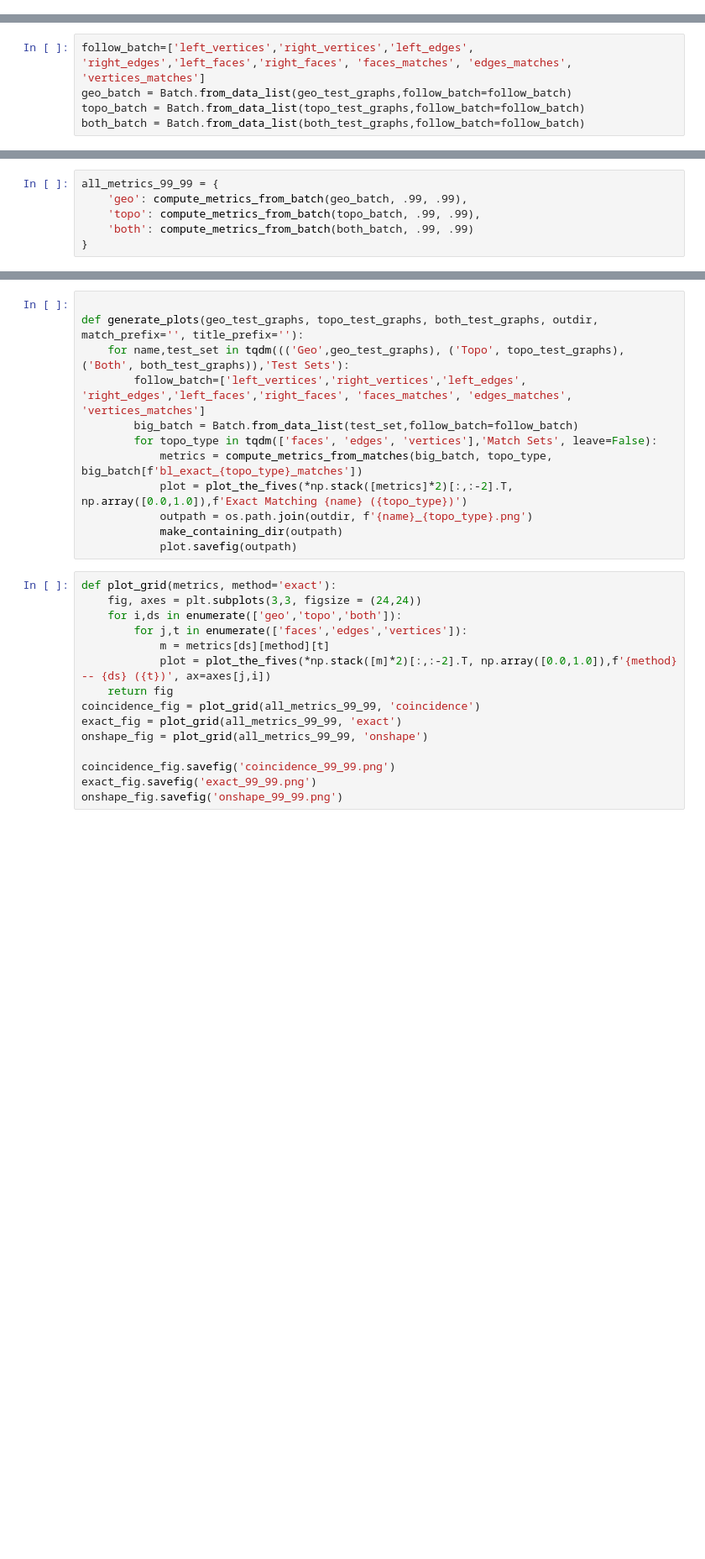
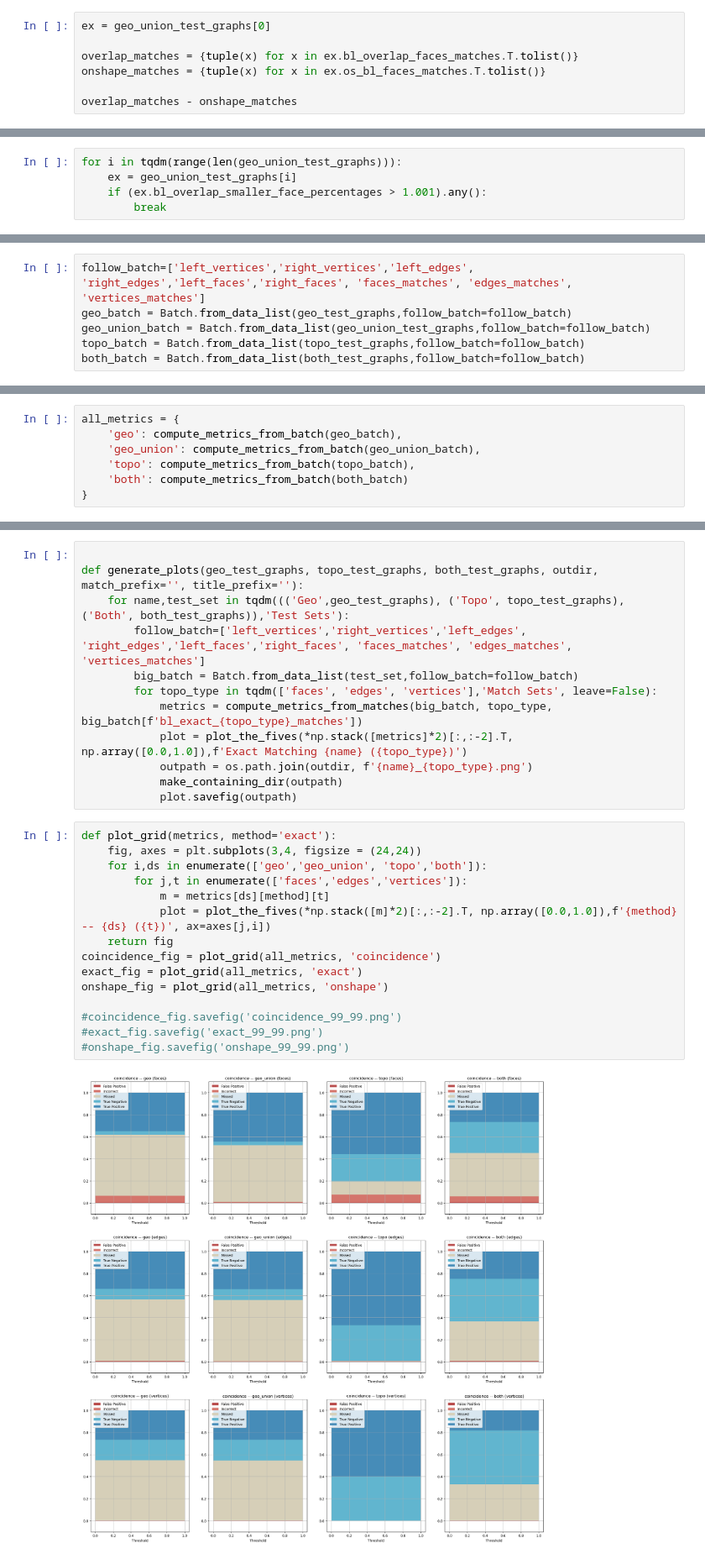
Before and after one commit to deGravity/brepmatching, a Jupyter notebook: notebooks/plot_metrics.ipynb, the cells around one changed output, grey strips where cells are left out. Shown at 84% size. Drawn from its saved outputs; the diff is of its cells as text; blank space fills up the shorter version.

```diff
--- a/notebooks/plot_metrics.ipynb
+++ b/notebooks/plot_metrics.ipynb
@@ -62,0 +111,7 @@ plt.hist(extra_overlaps)
+# %%
+ex = geo_union_test_graphs[0]
+
+overlap_matches = {tuple(x) for x in ex.bl_overlap_faces_matches.T.tolist()}
+onshape_matches = {tuple(x) for x in ex.os_bl_faces_matches.T.tolist()}
+
+overlap_matches - onshape_matches
@@ -62,0 +120,5 @@ plt.hist(extra_overlaps)
+# %%
+for i in tqdm(range(len(geo_union_test_graphs))):
+    ex = geo_union_test_graphs[i]
+    if (ex.bl_overlap_smaller_face_percentages > 1.001).any():
+        break
@@ -77,6 +171,7 @@ ex
 # %%
 follow_batch=['left_vertices','right_vertices','left_edges', 'right_edges','left_faces','right_faces', 'faces_matches', 'edges_matches', 'vertices_matches']
 geo_batch = Batch.from_data_list(geo_test_graphs,follow_batch=follow_batch)
+geo_union_batch = Batch.from_data_list(geo_union_test_graphs,follow_batch=follow_batch)
 topo_batch = Batch.from_data_list(topo_test_graphs,follow_batch=follow_batch)
 both_batch = Batch.from_data_list(both_test_graphs,follow_batch=follow_batch)
 # %%
@@ -123,10 +218,11 @@ def compute_metrics_from_batch(batch, small_overlap_thresh=.8, large_overlap_thr
 
     return metrics
 # %%
-all_metrics_99_99 = {
-    'geo': compute_metrics_from_batch(geo_batch, .99, .99),
-    'topo': compute_metrics_from_batch(topo_batch, .99, .99),
-    'both': compute_metrics_from_batch(both_batch, .99, .99)
+all_metrics = {
+    'geo': compute_metrics_from_batch(geo_batch),
+    'geo_union': compute_metrics_from_batch(geo_union_batch),
+    'topo': compute_metrics_from_batch(topo_batch),
+    'both': compute_metrics_from_batch(both_batch)
 }
 # %%
 torch.save(all_metrics, 'baseline_metrics.pt')
@@ -144,16 +240,18 @@ def generate_plots(geo_test_graphs, topo_test_graphs, both_test_graphs, outdir,
             plot.savefig(outpath)
 # %%
 def plot_grid(metrics, method='exact'):
-    fig, axes = plt.subplots(3,3, figsize = (24,24))
-    for i,ds in enumerate(['geo','topo','both']):
+    fig, axes = plt.subplots(3,4, figsize = (24,24))
+    for i,ds in enumerate(['geo','geo_union', 'topo','both']):
         for j,t in enumerate(['faces','edges','vertices']):
             m = metrics[ds][method][t]
             plot = plot_the_fives(*np.stack([m]*2)[:,:-2].T, np.array([0.0,1.0]),f'{method} -- {ds} ({t})', ax=axes[j,i])
     return fig
-coincidence_fig = plot_grid(all_metrics_99_99, 'coincidence')
-exact_fig = plot_grid(all_metrics_99_99, 'exact')
-onshape_fig = plot_grid(all_metrics_99_99, 'onshape')
+coincidence_fig = plot_grid(all_metrics, 'coincidence')
+exact_fig = plot_grid(all_metrics, 'exact')
+onshape_fig = plot_grid(all_metrics, 'onshape')
 
-coincidence_fig.savefig('coincidence_99_99.png')
-exact_fig.savefig('exact_99_99.png')
-onshape_fig.savefig('onshape_99_99.png')
+#coincidence_fig.savefig('coincidence_99_99.png')
+#exact_fig.savefig('exact_99_99.png')
+#onshape_fig.savefig('onshape_99_99.png')
+# %% [output]
+[figure, added]
```
Also changed, not shown: parts of 16 cells of this notebook, 1 other file.
